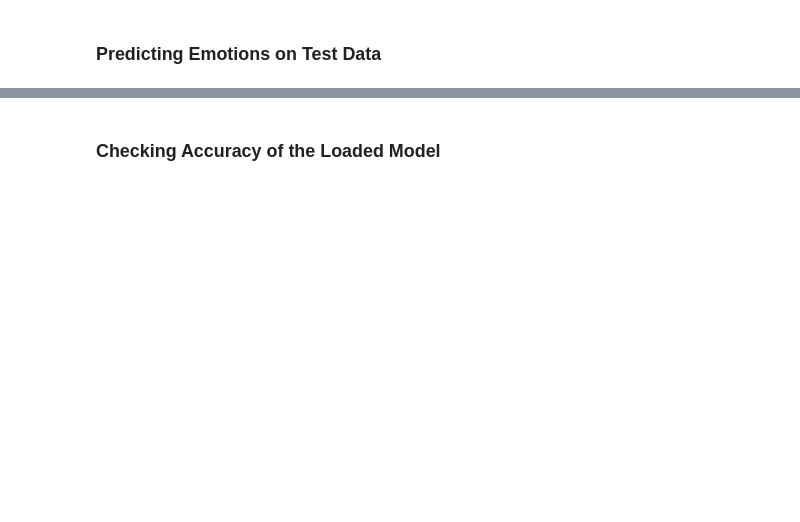
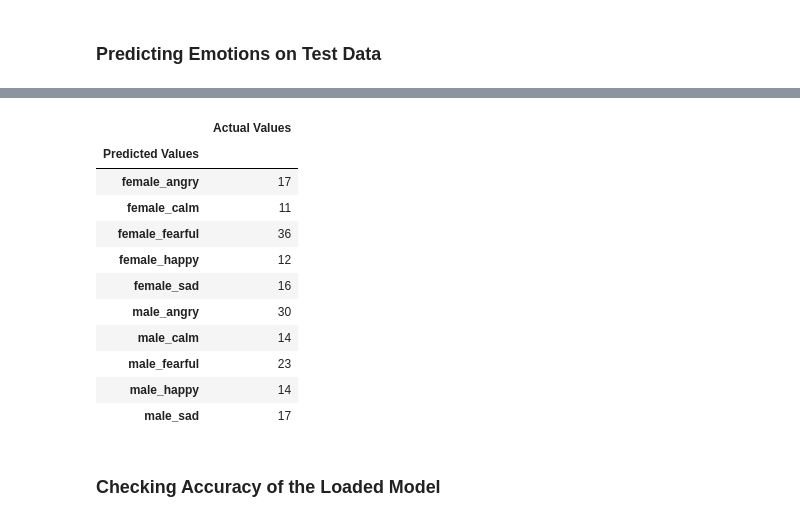
Before and after one commit to zengx356/INET-4061-Project, a Jupyter notebook: Project.ipynb, the cells around one changed output, grey strips where cells are left out. Saved outputs shown, nothing was run; the diff lists cells and outputs as text; code cells hidden in the pictures; blank space fills up the shorter version.

```diff
--- a/Project.ipynb
+++ b/Project.ipynb
@@ -347,5 +510,5 @@ print('Saved trained model at %s ' % model_path)
 # %% [markdown]
 ### Reload the Saved Model
 # %%
-loaded_model = keras.models.load_model(r'C:\Users\tzeng\Documents\INET 4061\INET-4061-Project\saved_models\Emotion_Voice_Detection_Model.h5')
+loaded_model = keras.models.load_model(r'C:\Users\Tony\Documents\INET 4061\INET-4061-Project\saved_models\Emotion_Voice_Detection_Model.h5')
 loaded_model.summary()
@@ -353,5 +534,5 @@ loaded_model.summary()
 ### Predicting Emotions on Test Data
 # %%
 preds = loaded_model.predict(x_testcnn,
-                         batch_size=32,
+                         batch_size=16,
                          verbose=1)
@@ -384,5 +642,18 @@ finaldf.groupby('Actual Values').count()
 # %%
-finaldf.groupby('predictedvalues').count()
+finaldf.groupby('Predicted Values').count()
+# %% [output]
+|  | Actual Values |
+| Predicted Values |  |
+| female_angry | 17 |
+| female_calm | 11 |
+| female_fearful | 36 |
+| female_happy | 12 |
+| female_sad | 16 |
+| male_angry | 30 |
+| male_calm | 14 |
+| male_fearful | 23 |
+| male_happy | 14 |
+| male_sad | 17 |
 # %% [markdown]
 ### Checking Accuracy of the Loaded Model
 # %%
```
Also changed, not shown: parts of 53 cells of this notebook.
